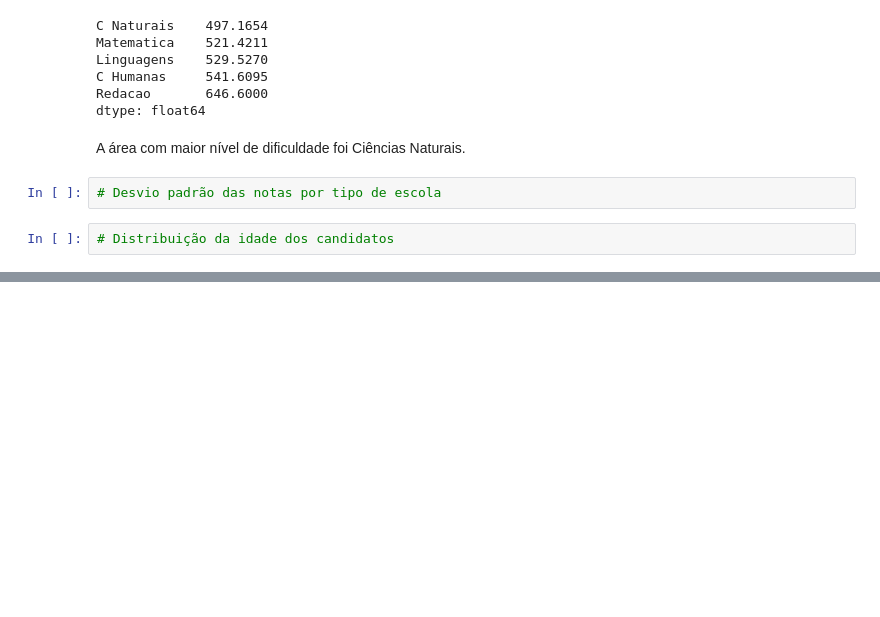
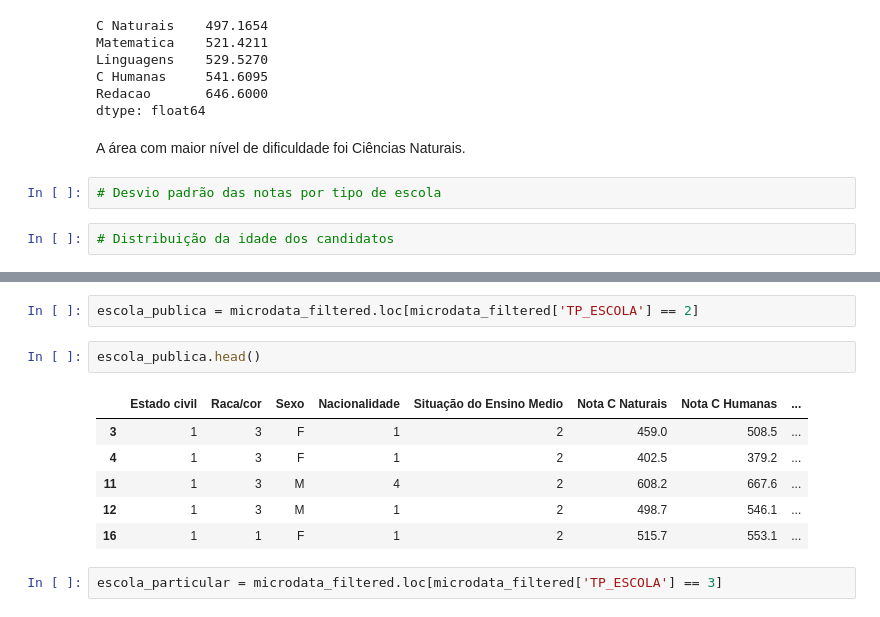
Before and after one commit to An4PDM/Data-Analysis-of-ENEM, a Jupyter notebook: notebooks/data_analysis.ipynb, the cells around one changed output, grey strips where cells are left out. Saved outputs shown, nothing was run; the diff lists cells and outputs as text; blank space fills up the shorter version.

```diff
--- a/notebooks/data_analysis.ipynb
+++ b/notebooks/data_analysis.ipynb
@@ -177,0 +231,13 @@ A área com maior nível de dificuldade foi Ciências Naturais.
+# %%
+escola_publica = microdata_filtered.loc[microdata_filtered['TP_ESCOLA'] == 2]
+# %%
+escola_publica.head()
+# %% [output]
+|  | Estado civil | Raca/cor | Sexo | Nacionalidade | Situação do Ensino Medio | Nota C Naturais | Nota C Humanas | ... |
+| 3 | 1 | 3 | F | 1 | 2 | 459.0 | 508.5 | ... |
+| 4 | 1 | 3 | F | 1 | 2 | 402.5 | 379.2 | ... |
+| 11 | 1 | 3 | M | 4 | 2 | 608.2 | 667.6 | ... |
+| 12 | 1 | 3 | M | 1 | 2 | 498.7 | 546.1 | ... |
+| 16 | 1 | 1 | F | 1 | 2 | 515.7 | 553.1 | ... |
+# %%
+escola_particular = microdata_filtered.loc[microdata_filtered['TP_ESCOLA'] == 3]
```
Also changed, not shown: parts of 17 cells of this notebook.
